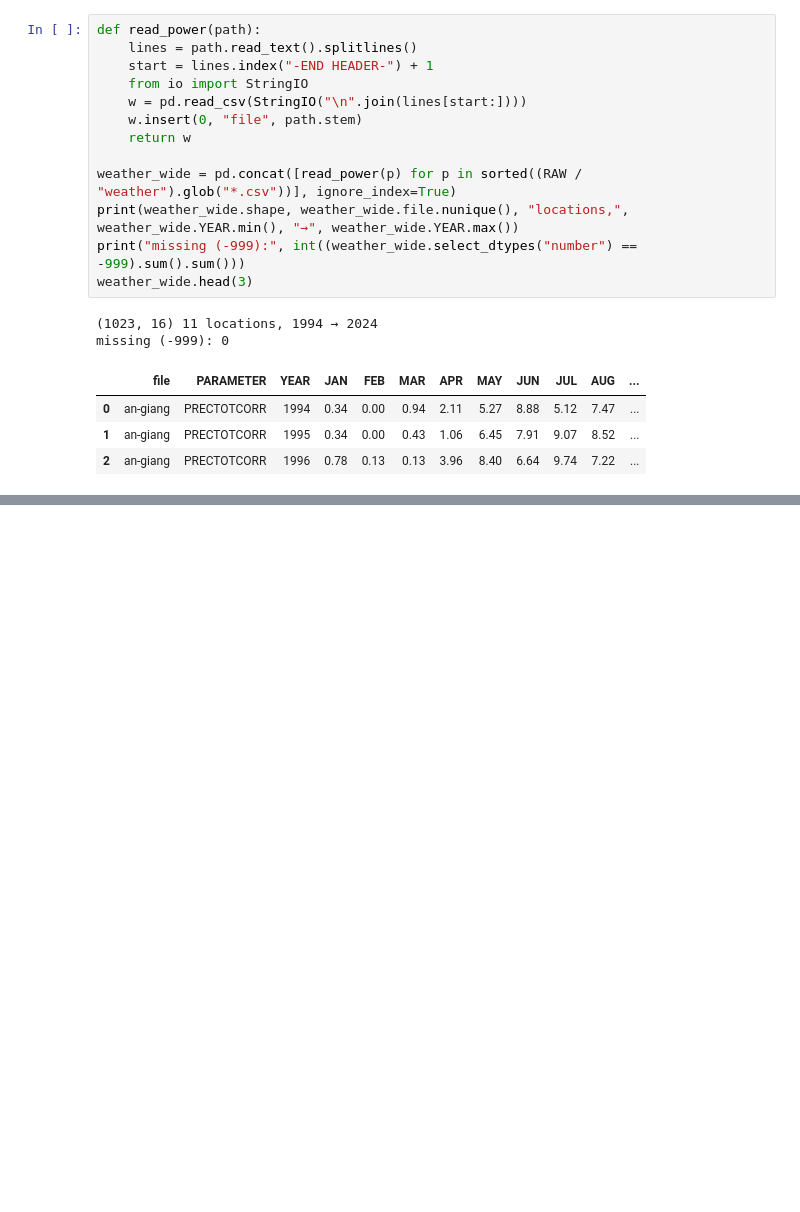
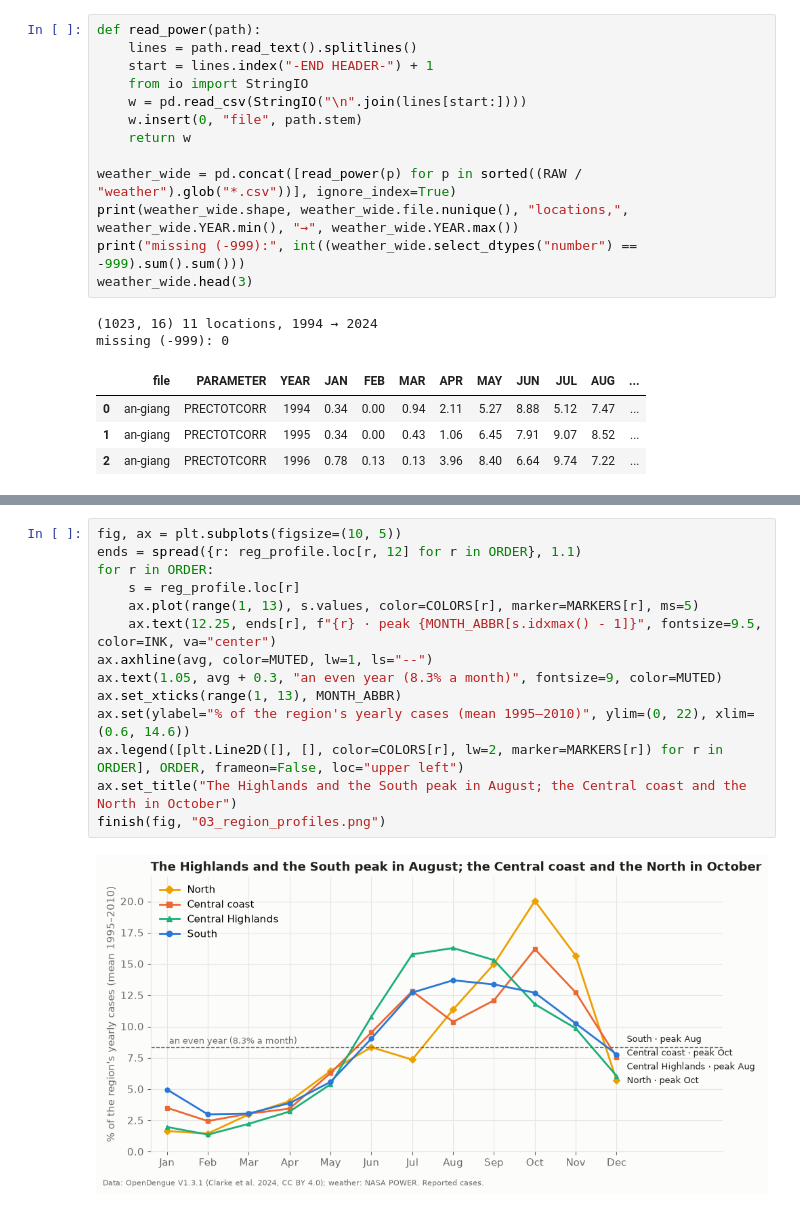
Before and after one commit to Thu-Ha-Vault/dengue-vietnam-case-study, a Jupyter notebook: notebooks/analysis.ipynb, the cells around one changed output, grey strips where cells are left out. Drawn from its saved outputs; the diff is of its cells as text; blank space fills up the shorter version.

```diff
--- a/notebooks/analysis.ipynb
+++ b/notebooks/analysis.ipynb
@@ -177,0 +586,16 @@ Charts whose titles state the finding, saved to `figures/`; Tableau dashboard (h
+# %%
+fig, ax = plt.subplots(figsize=(10, 5))
+ends = spread({r: reg_profile.loc[r, 12] for r in ORDER}, 1.1)
+for r in ORDER:
+    s = reg_profile.loc[r]
+    ax.plot(range(1, 13), s.values, color=COLORS[r], marker=MARKERS[r], ms=5)
+    ax.text(12.25, ends[r], f"{r} · peak {MONTH_ABBR[s.idxmax() - 1]}", fontsize=9.5, color=INK, va="center")
+ax.axhline(avg, color=MUTED, lw=1, ls="--")
+ax.text(1.05, avg + 0.3, "an even year (8.3% a month)", fontsize=9, color=MUTED)
+ax.set_xticks(range(1, 13), MONTH_ABBR)
+ax.set(ylabel="% of the region's yearly cases (mean 1995–2010)", ylim=(0, 22), xlim=(0.6, 14.6))
+ax.legend([plt.Line2D([], [], color=COLORS[r], lw=2, marker=MARKERS[r]) for r in ORDER], ORDER, frameon=False, loc="upper left")
+ax.set_title("The Highlands and the South peak in August; the Central coast and the North in October")
+finish(fig, "03_region_profiles.png")
+# %% [output]
+[figure, added]
```
Also changed, not shown: parts of 39 cells of this notebook, 14 other files.
